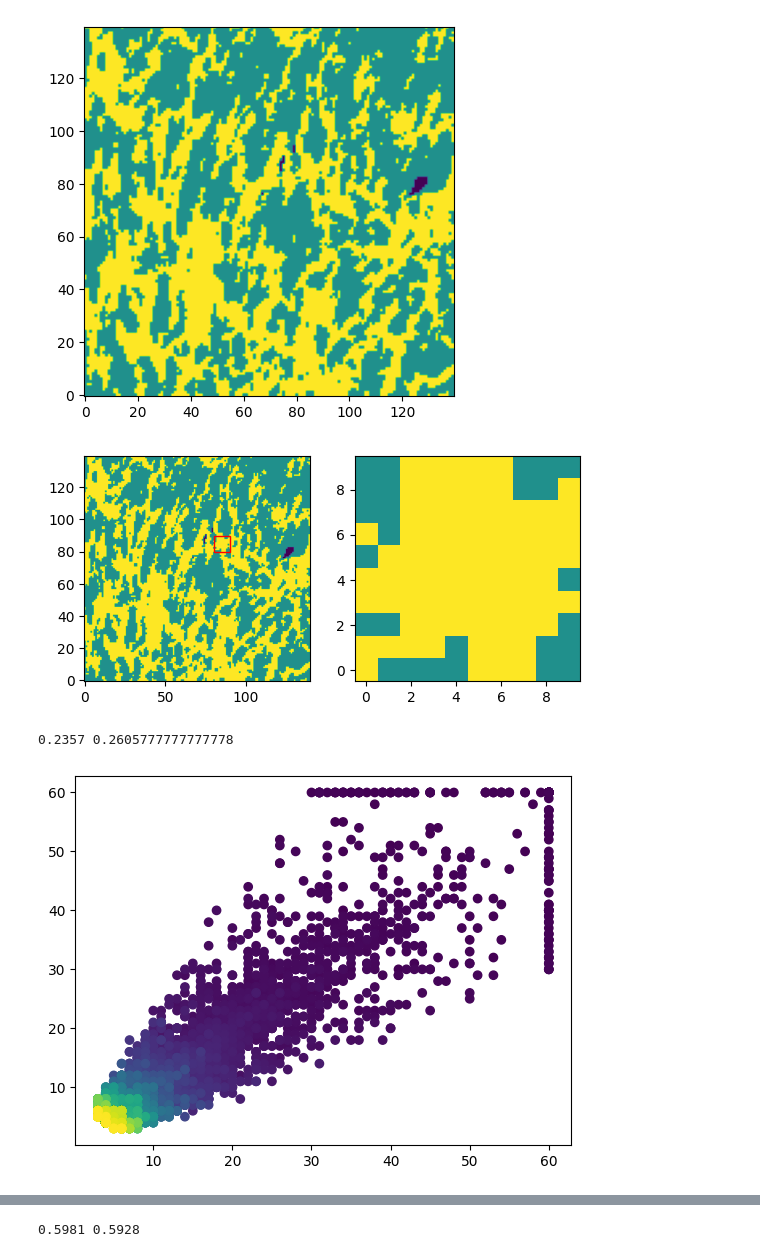
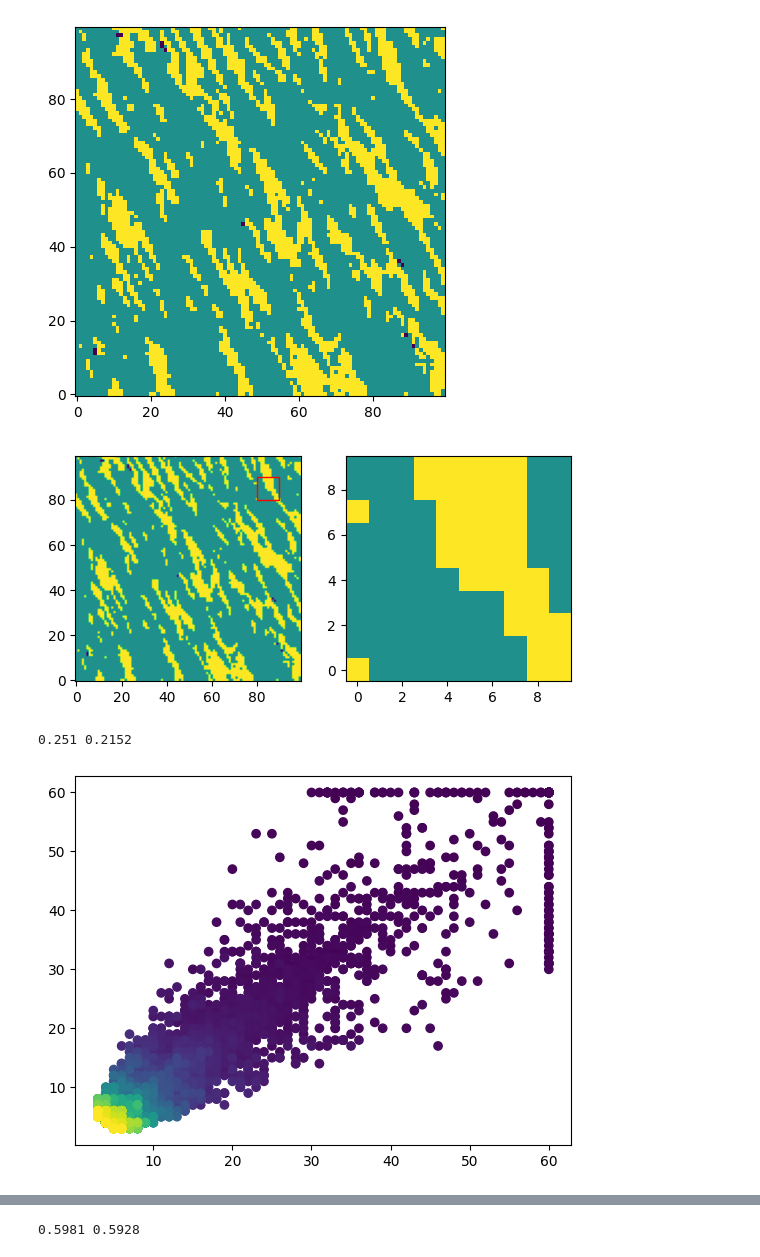
Before and after one commit to TiNezlobinsky/BiTis, a Jupyter notebook: examples/test.ipynb, the cells around one changed output, grey strips where cells are left out. Saved outputs shown, nothing was run; the diff lists cells and outputs as text; code cells hidden in the pictures.

Commit message:
New Generated Data

```diff
--- a/examples/test.ipynb
+++ b/examples/test.ipynb
@@ -1,20 +1,20 @@
 # %%
 from pathlib import Path
 import numpy as np
 from scipy import signal
 import matplotlib.pyplot as plt
 from fibrosisanalysis.parsers import ImageLoader
 
 
-path = Path('/Users/arstanbek/Projects/BiTis/data/training')
+path = Path('/home/arstan/Projects/Fibrosis/BiTis/data/original_texs')
 
-image = ImageLoader().load_slice_data(path.joinpath('or_tex_1.png'))
+image = ImageLoader().load_slice_data(path.joinpath('or_tex_25.png'))
 
 plt.figure()
 plt.imshow(image, vmin=0, vmax=2, origin='lower')
 plt.show()
 # %% [output]
-[figure, old version]
+[figure, new version]
 # %%
 template = image[80:90, 80:90]
 
@@ -24,7 +24,7 @@ axs[0].add_patch(plt.Rectangle((80, 80), 10, 10, edgecolor='r', facecolor='none'
 axs[1].imshow(template, vmin=0, vmax=2, origin='lower')
 plt.show()
 # %% [output]
-[figure, old version]
+[figure, new version]
 # %%
 import numpy as np
 from scipy import spatial, signal
@@ -155,8 +155,8 @@ import matplotlib.pyplot as plt
 from fibrosisanalysis.parsers import ImageLoader
 
 
-path = Path('/Users/arstanbek/Projects/BiTis/data/training')
-image = ImageLoader().load_slice_data(path.joinpath('or_tex_2.png'))
+# path = Path('/Users/arstanbek/Projects/BiTis/data/training')
+# image = ImageLoader().load_slice_data(path.joinpath('or_tex_2.png'))
 image = image[:100, :100]
 image[image == 0] = 1
 
@@ -191,8 +191,8 @@ plt.scatter(template_sizes[:, 0], template_sizes[:, 1],
             c=np.arange(len(template_sizes)), cmap='viridis')
 plt.show()
 # %% [output]
-0.2357 0.2605777777777778
+0.251 0.2152
-[figure, old version]
+[figure, new version]
 # %%
 fig, axs = plt.subplots(1, 3, figsize=(12, 5), width_ratios=[1, 1, 1])
 axs[0].matshow(image, vmin=0, vmax=2, origin='lower', aspect='equal')
```
Also changed, not shown: parts of 2 cells of this notebook, 5 other files.
